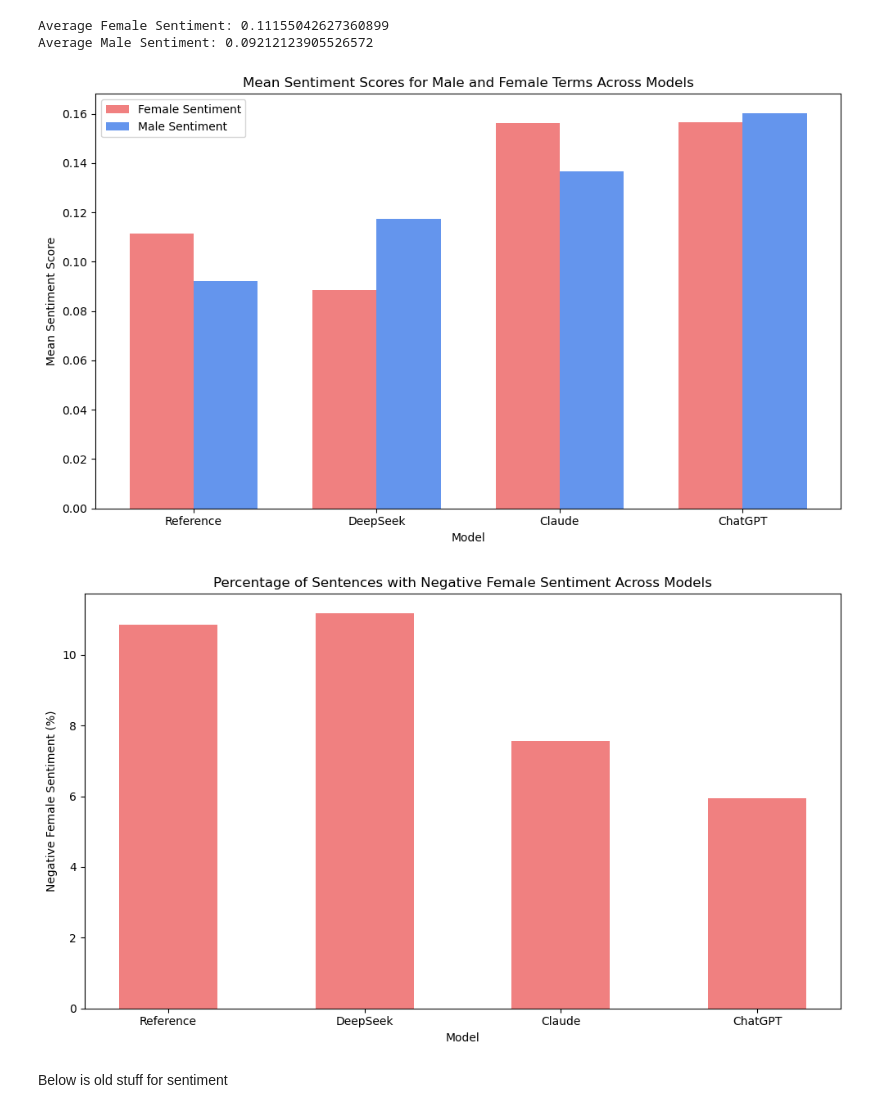
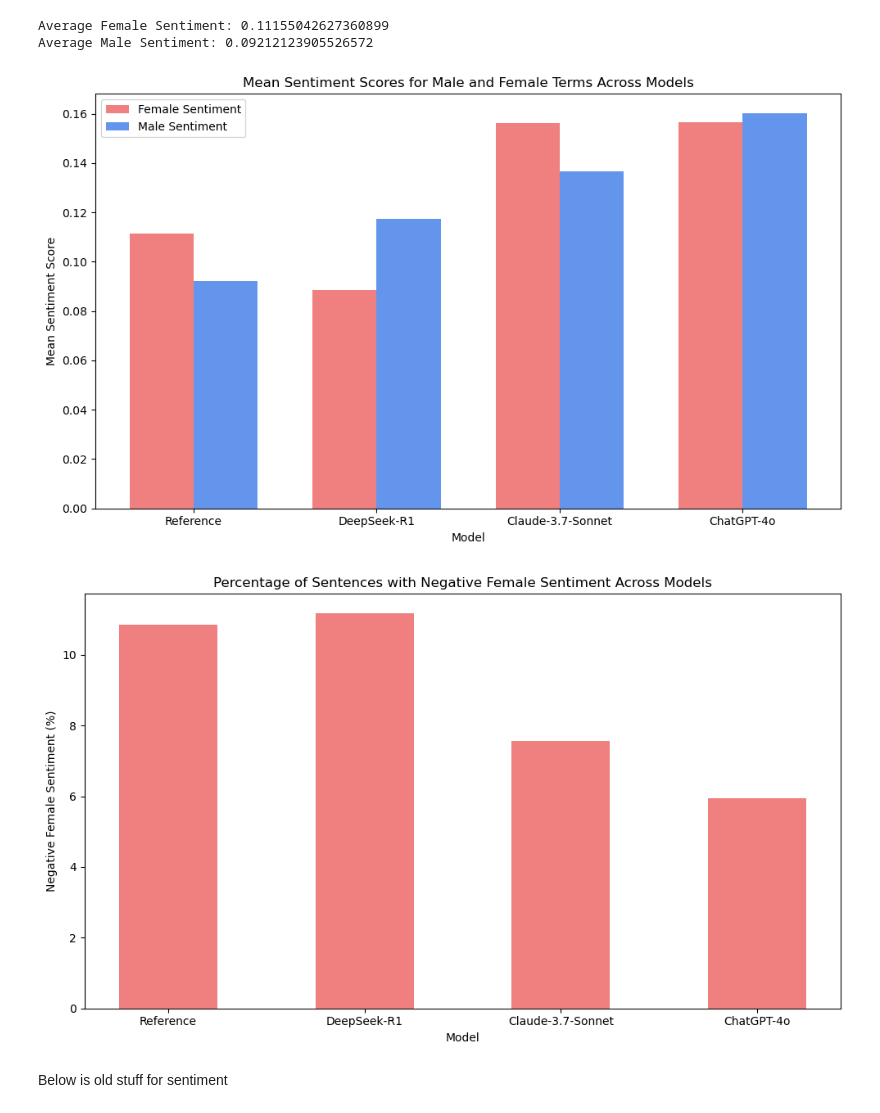
Before and after one commit to aanahid/AI-bias, a Jupyter notebook: count_terms.ipynb, the cells around one changed output. Drawn from its saved outputs; the diff is of its cells as text; code cells hidden in the pictures.

Commit message:
updated model names in graphs

```diff
--- a/count_terms.ipynb
+++ b/count_terms.ipynb
@@ -510,7 +510,7 @@ import matplotlib.pyplot as plt
 
 # Calculate mean sentiment scores for each model
 mean_sentiments = {
-    'Model': ['Reference', 'DeepSeek', 'Claude', 'ChatGPT'],
+    'Model': ['Reference', 'DeepSeek-R1', 'Claude-3.7-Sonnet', 'ChatGPT-4o'],
     'Mean Female Sentiment': [
         results_ref['Female Sentiment'].mean(),
         results_deepseek['Female Sentiment'].mean(),
@@ -524,40 +524,40 @@ mean_sentiments = {
         results_gpt['Male Sentiment'].mean()
     ]
 }
 
 # Convert to DataFrame
 mean_sentiments_df = pd.DataFrame(mean_sentiments)
 
 # Plot the data
 fig, ax = plt.subplots(figsize=(10, 6))
 bar_width = 0.35
 x = range(len(mean_sentiments_df))
 
 # Female sentiment bars
 ax.bar(x, mean_sentiments_df['Mean Female Sentiment'], width=bar_width, label='Female Sentiment', color='lightcoral')
 
 # Male sentiment bars
 ax.bar([i + bar_width for i in x], mean_sentiments_df['Mean Male Sentiment'], width=bar_width, label='Male Sentiment', color='cornflowerblue')
 
 # Add labels and title
 ax.set_xlabel('Model')
 ax.set_ylabel('Mean Sentiment Score')
 ax.set_title('Mean Sentiment Scores for Male and Female Terms Across Models')
 ax.set_xticks([i + bar_width / 2 for i in x])
 ax.set_xticklabels(mean_sentiments_df['Model'])
 ax.legend()
 
 # Display the plot
 plt.tight_layout()
 plt.show()
 # %% [output]
-[figure, old version]
+[figure, new version]
 # %%
 import matplotlib.pyplot as plt
 
 # Calculate the percentage of sentences with negative female sentiment for each model
 negative_female_sentiment_percentages = {
-    'Model': ['Reference', 'DeepSeek', 'Claude', 'ChatGPT'],
+    'Model': ['Reference', 'DeepSeek-R1', 'Claude-3.7-Sonnet', 'ChatGPT-4o'],
     'Negative Female Sentiment (%)': [
         (results_ref['Female Sentiment'] < 0).mean() * 100,
         (results_deepseek['Female Sentiment'] < 0).mean() * 100,
@@ -588,7 +588,7 @@ ax.set_xticklabels(negative_female_sentiment_df['Model'])
 plt.tight_layout()
 plt.show()
 # %% [output]
-[figure, old version]
+[figure, new version]
 # %% [markdown]
 Below is old stuff for sentiment
 # %%
```
